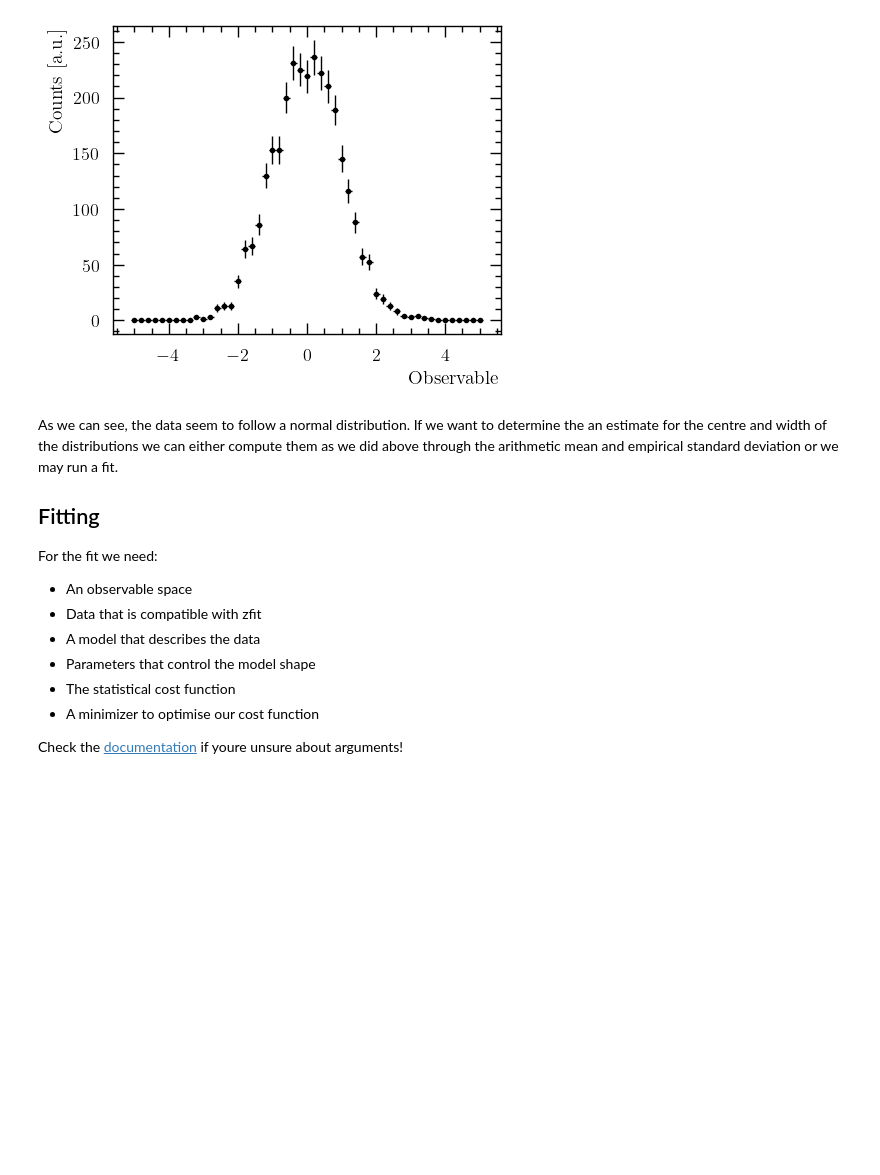
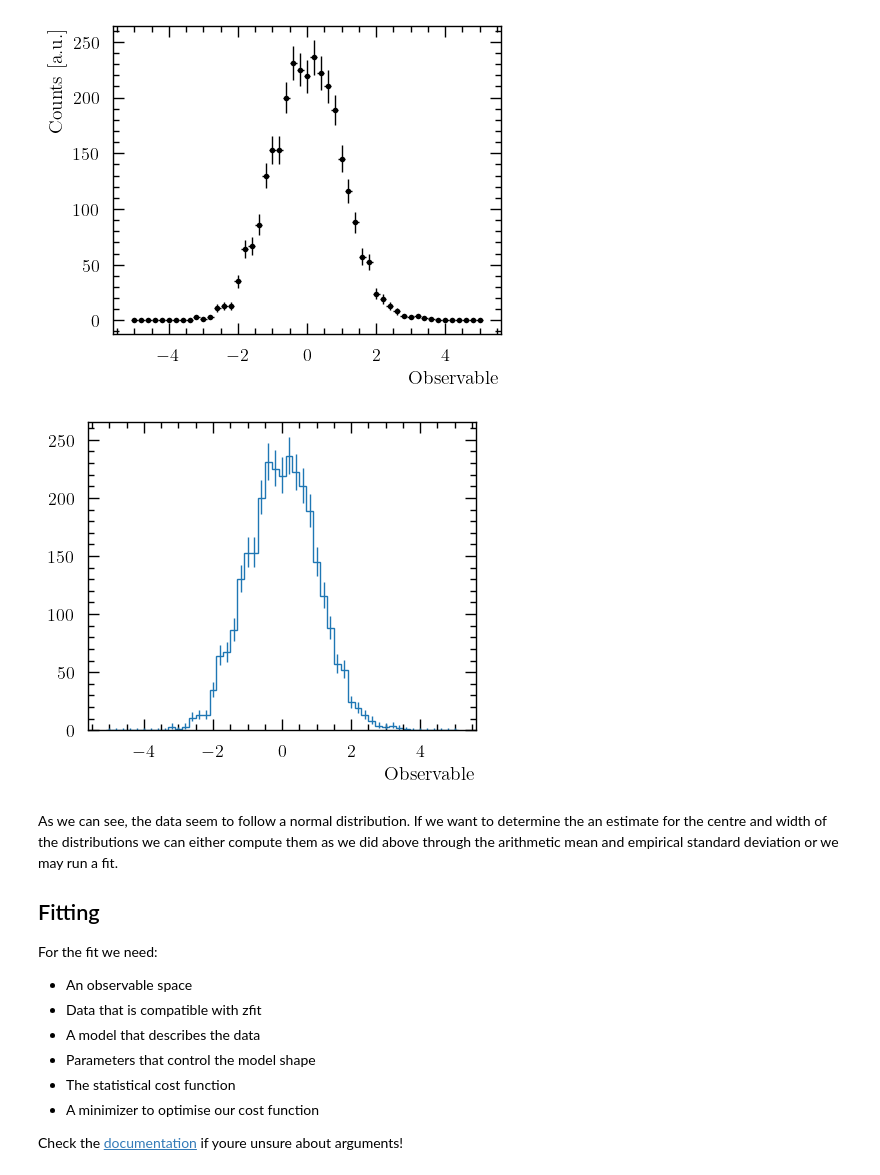
Before and after one commit to schmitse/lhcb-starterkit-2022, a Jupyter notebook: zfitBasics.ipynb, the cells around one changed output. Drawn from its saved outputs; the diff is of its cells as text; code cells hidden in the pictures; blank space fills up the shorter version.

```diff
--- a/zfitBasics.ipynb
+++ b/zfitBasics.ipynb
@@ -68,16 +69,21 @@ Mean: -0.006 Standard Dev.: 1.002
 # visualise the data using a histogram:
 fig, ax = plt.subplots()
 # histogram with centered bins
-hist = bh.Histogram(bh.axis.Regular(51, -5.1, 5.1))
-hist.fill(data)
+histo = hist.Hist(hist.axis.Regular(51, -5.1, 5.1, label='Observable'))
+histo.fill(data)
 # errorbar histogram for the data
-ax.errorbar(hist.axes.centers[0], hist.values(), xerr=hist.axes.widths[0]/2,
-           yerr=np.sqrt(hist.values()), fmt='.', label='Data', color='black')
+ax.errorbar(histo.axes.centers[0], histo.values(), xerr=histo.axes.widths[0]/2,
+           yerr=np.sqrt(histo.values()), fmt='.', label='Data', color='black')
 # labels
 ax.set_xlabel('Observable')
 ax.set_ylabel('Counts [a.u.]');
 # %% [output]
 [figure]
+# %%
+# alternatively you can plot the hist with the plotting api of hist
+histo.plot();
+# %% [output]
+[figure, added]
 # %% [markdown]
 As we can see, the data seem to follow a normal distribution.
 If we want to determine the an estimate for the centre and width of the distributions we can either compute them as we did above through the arithmetic mean and empirical standard deviation or we may run a fit.
```
Also changed, not shown: parts of 13 cells of this notebook.
